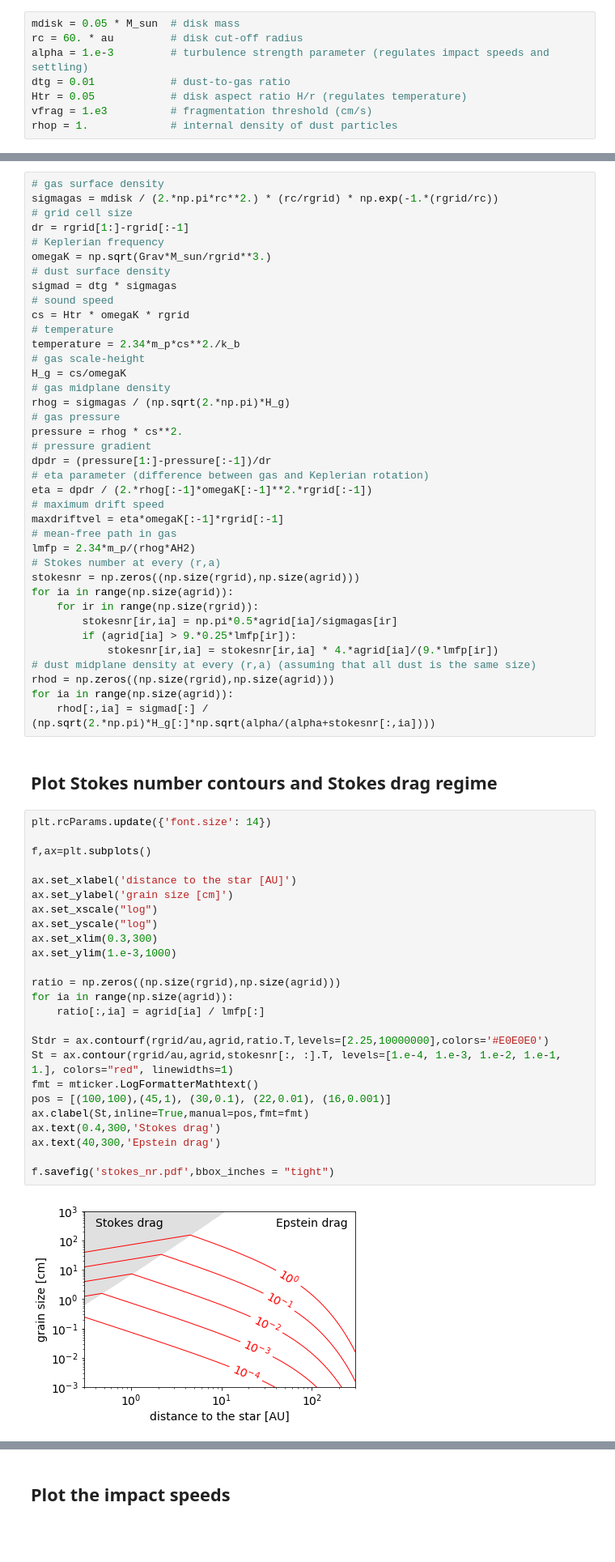
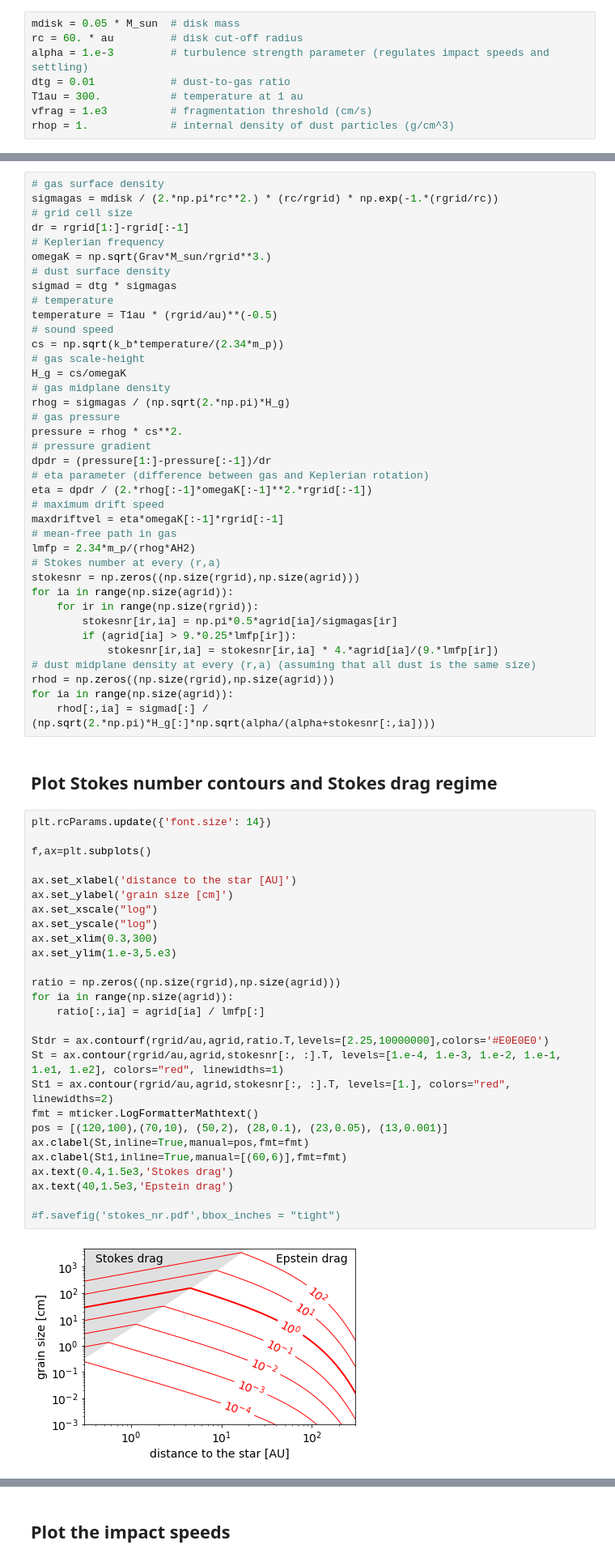
Before and after one commit to astrojoanna/scripts, a Jupyter notebook: barriers_maps.ipynb, the cells around one changed output, grey strips where cells are left out. Shown at 81% size. Drawn from its saved outputs; the diff is of its cells as text; blank space fills up the shorter version.

```diff
--- a/barriers_maps.ipynb
+++ b/barriers_maps.ipynb
@@ -28,9 +28,9 @@ mdisk = 0.05 * M_sun  # disk mass
 rc = 60. * au         # disk cut-off radius
 alpha = 1.e-3         # turbulence strength parameter (regulates impact speeds and settling)
 dtg = 0.01            # dust-to-gas ratio
-Htr = 0.05            # disk aspect ratio H/r (regulates temperature)
+T1au = 300.           # temperature at 1 au
 vfrag = 1.e3          # fragmentation threshold (cm/s)
-rhop = 1.             # internal density of dust particles
+rhop = 1.             # internal density of dust particles (g/cm^3)
 # %% [markdown]
 ## Set radial and size grids
 # %%
@@ -47,10 +47,10 @@ dr = rgrid[1:]-rgrid[:-1]
 omegaK = np.sqrt(Grav*M_sun/rgrid**3.)
 # dust surface density
 sigmad = dtg * sigmagas
+# temperature
+temperature = T1au * (rgrid/au)**(-0.5)
 # sound speed
-cs = Htr * omegaK * rgrid
-# temperature
-temperature = 2.34*m_p*cs**2./k_b
+cs = np.sqrt(k_b*temperature/(2.34*m_p))
 # gas scale-height
 H_g = cs/omegaK
 # gas midplane density
@@ -81,30 +81,32 @@ for ia in range(np.size(agrid)):
 # %%
 plt.rcParams.update({'font.size': 14})
 
 f,ax=plt.subplots()
 
 ax.set_xlabel('distance to the star [AU]')
 ax.set_ylabel('grain size [cm]')
 ax.set_xscale("log")
 ax.set_yscale("log")
 ax.set_xlim(0.3,300)
-ax.set_ylim(1.e-3,1000)
+ax.set_ylim(1.e-3,5.e3)
 
 ratio = np.zeros((np.size(rgrid),np.size(agrid)))
 for ia in range(np.size(agrid)):
     ratio[:,ia] = agrid[ia] / lmfp[:]
 
 Stdr = ax.contourf(rgrid/au,agrid,ratio.T,levels=[2.25,10000000],colors='#E0E0E0')
-St = ax.contour(rgrid/au,agrid,stokesnr[:, :].T, levels=[1.e-4, 1.e-3, 1.e-2, 1.e-1, 1.], colors="red", linewidths=1)
+St = ax.contour(rgrid/au,agrid,stokesnr[:, :].T, levels=[1.e-4, 1.e-3, 1.e-2, 1.e-1, 1.e1, 1.e2], colors="red", linewidths=1)
+St1 = ax.contour(rgrid/au,agrid,stokesnr[:, :].T, levels=[1.], colors="red", linewidths=2)
 fmt = mticker.LogFormatterMathtext()
-pos = [(100,100),(45,1), (30,0.1), (22,0.01), (16,0.001)]
+pos = [(120,100),(70,10), (50,2), (28,0.1), (23,0.05), (13,0.001)]
 ax.clabel(St,inline=True,manual=pos,fmt=fmt)
-ax.text(0.4,300,'Stokes drag')
-ax.text(40,300,'Epstein drag')
+ax.clabel(St1,inline=True,manual=[(60,6)],fmt=fmt)
+ax.text(0.4,1.5e3,'Stokes drag')
+ax.text(40,1.5e3,'Epstein drag')
 
-f.savefig('stokes_nr.pdf',bbox_inches = "tight")
+#f.savefig('stokes_nr.pdf',bbox_inches = "tight")
 # %% [output]
-[figure, old version]
+[figure, new version]
 # %% [markdown]
 ## Calculate the turbulent impact speeds according to Ormel & Cuzzi (2007)
 ### Note: this is for collisions between grains of St and 0.5·St
```
Also changed, not shown: parts of 3 cells of this notebook.
